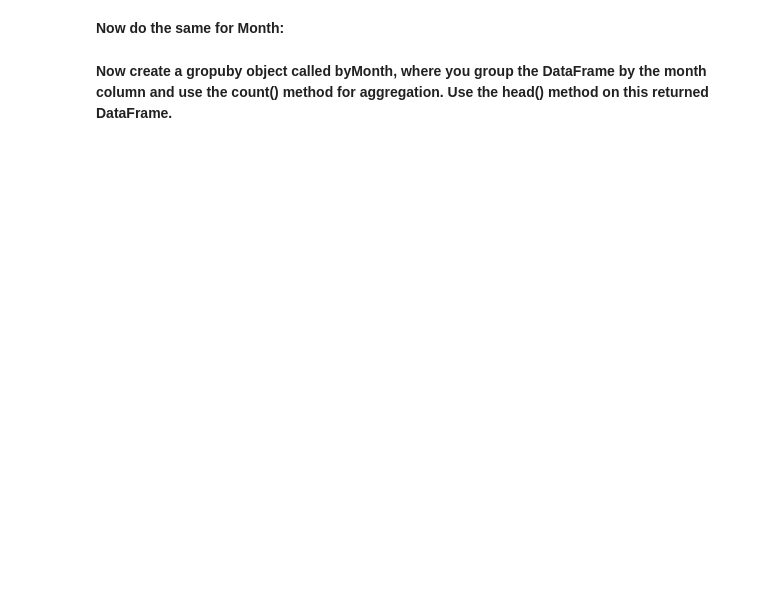
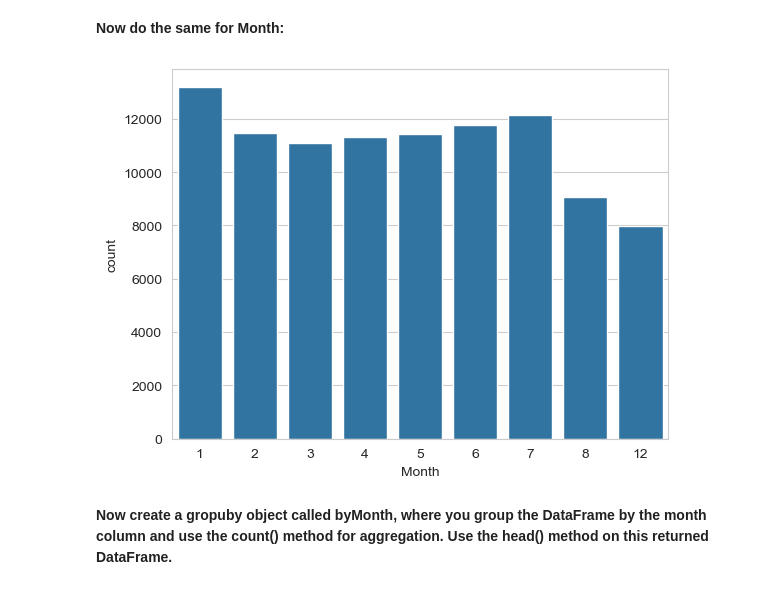
Before and after one commit to ifsa-prague-tech/ml26, a Jupyter notebook: e-eda/ml_s5_1_Exercise-911-Calls.ipynb, the cells around one changed output. Drawn from its saved outputs; the diff is of its cells as text; code cells hidden in the pictures; blank space fills up the shorter version.

```diff
--- a/e-eda/ml_s5_1_Exercise-911-Calls.ipynb
+++ b/e-eda/ml_s5_1_Exercise-911-Calls.ipynb
@@ -134,8 +247,11 @@ plt.show()
 # %%
 # ToDo
 
+sns.countplot(data=df, x='Month')
 
 plt.show()
+# %% [output]
+[figure, added]
 # %% [markdown]
 **Now create a gropuby object called byMonth, where you group the DataFrame by the month column and use the count() method for aggregation. Use the head() method on this returned DataFrame.**
 # %%
```
Also changed, not shown: parts of 24 cells of this notebook, 7 other files.
